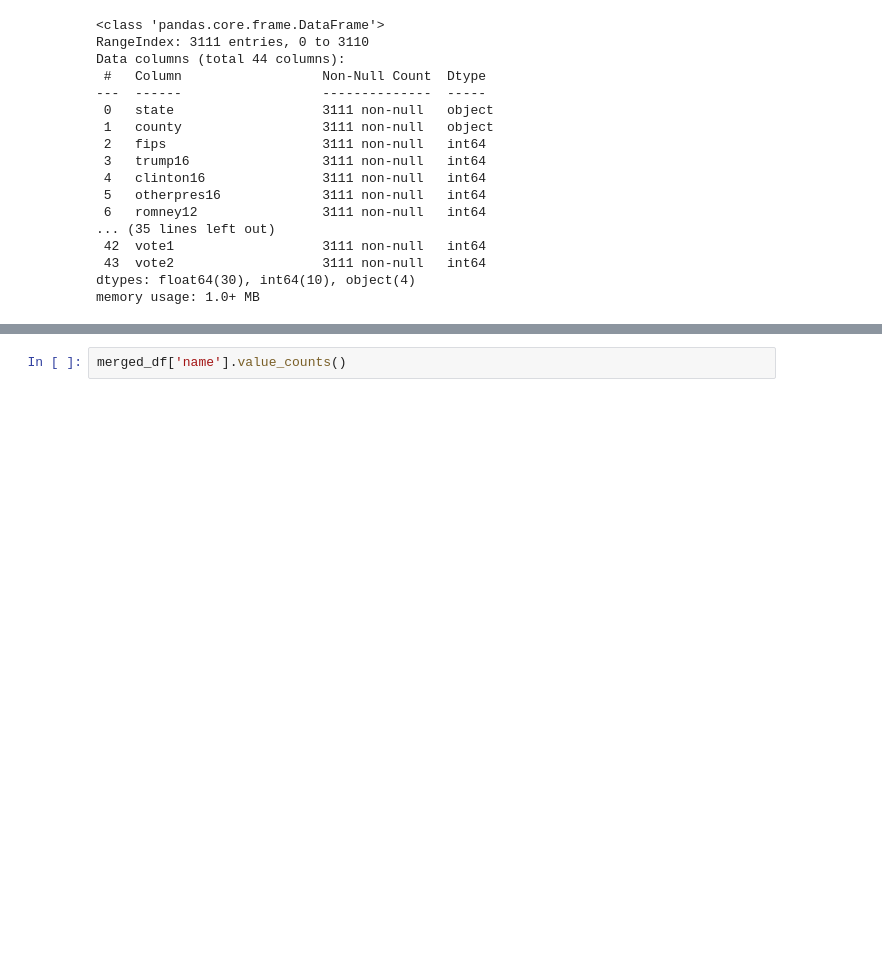
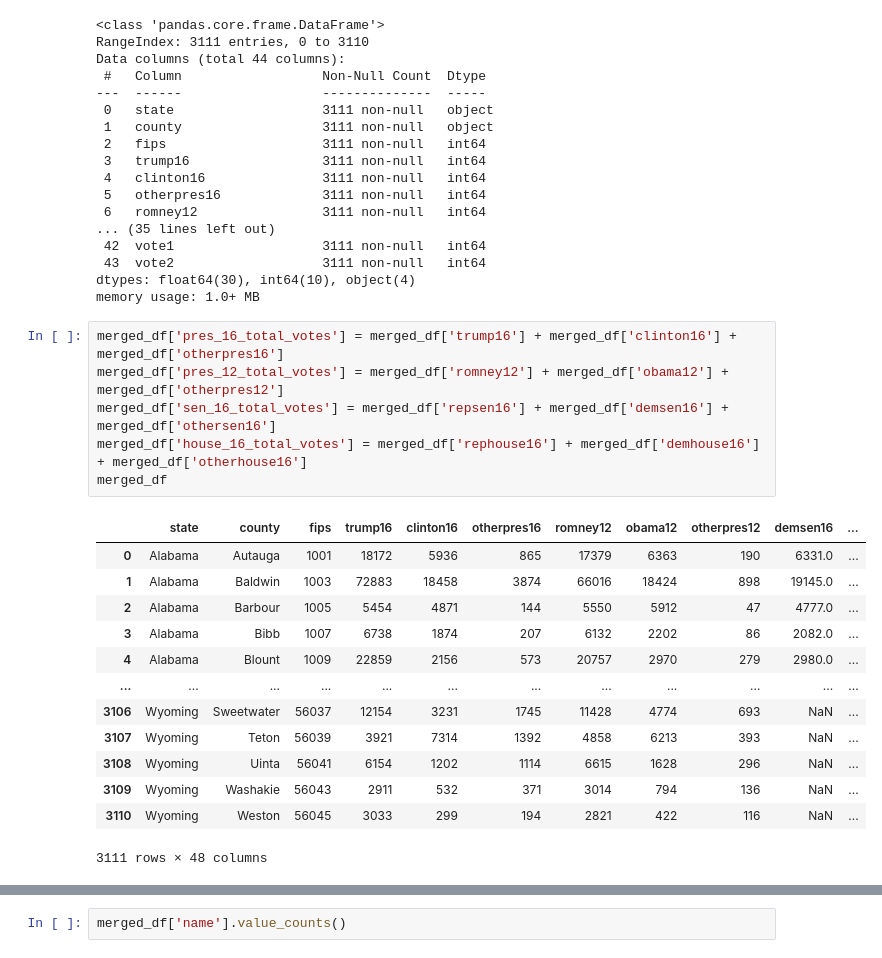
Before and after one commit to Nhunsick/project_3, a Jupyter notebook: EDA.ipynb, the cells around one changed output, grey strips where cells are left out. Saved outputs shown, nothing was run; the diff lists cells and outputs as text; blank space fills up the shorter version.

```diff
--- a/EDA.ipynb
+++ b/EDA.ipynb
@@ -197,6 +197,26 @@ Data columns (total 44 columns):
  43  vote2                   3111 non-null   int64
 dtypes: float64(30), int64(10), object(4)
 memory usage: 1.0+ MB
+# %%
+merged_df['pres_16_total_votes'] = merged_df['trump16'] + merged_df['clinton16'] + merged_df['otherpres16']
+merged_df['pres_12_total_votes'] = merged_df['romney12'] + merged_df['obama12'] + merged_df['otherpres12']
+merged_df['sen_16_total_votes'] = merged_df['repsen16'] + merged_df['demsen16'] + merged_df['othersen16']
+merged_df['house_16_total_votes'] = merged_df['rephouse16'] + merged_df['demhouse16'] + merged_df['otherhouse16']
+merged_df
+# %% [output]
+|  | state | county | fips | trump16 | clinton16 | otherpres16 | romney12 | obama12 | otherpres12 | demsen16 | ... |
+| 0 | Alabama | Autauga | 1001 | 18172 | 5936 | 865 | 17379 | 6363 | 190 | 6331.0 | ... |
+| 1 | Alabama | Baldwin | 1003 | 72883 | 18458 | 3874 | 66016 | 18424 | 898 | 19145.0 | ... |
+| 2 | Alabama | Barbour | 1005 | 5454 | 4871 | 144 | 5550 | 5912 | 47 | 4777.0 | ... |
+| 3 | Alabama | Bibb | 1007 | 6738 | 1874 | 207 | 6132 | 2202 | 86 | 2082.0 | ... |
+| 4 | Alabama | Blount | 1009 | 22859 | 2156 | 573 | 20757 | 2970 | 279 | 2980.0 | ... |
+| ... | ... | ... | ... | ... | ... | ... | ... | ... | ... | ... | ... |
+| 3106 | Wyoming | Sweetwater | 56037 | 12154 | 3231 | 1745 | 11428 | 4774 | 693 | NaN | ... |
+| 3107 | Wyoming | Teton | 56039 | 3921 | 7314 | 1392 | 4858 | 6213 | 393 | NaN | ... |
+| 3108 | Wyoming | Uinta | 56041 | 6154 | 1202 | 1114 | 6615 | 1628 | 296 | NaN | ... |
+| 3109 | Wyoming | Washakie | 56043 | 2911 | 532 | 371 | 3014 | 794 | 136 | NaN | ... |
+| 3110 | Wyoming | Weston | 56045 | 3033 | 299 | 194 | 2821 | 422 | 116 | NaN | ... |
+3111 rows × 48 columns
 # %%
 list_to_drop_2 = ['demgov16', 'repgov16', 'othergov16', 'demgov14', 'repgov14', 'othergov14']
 merged_df = merged_df.drop(columns = list_to_drop_2)
```
Also changed, not shown: parts of 21 cells of this notebook.
